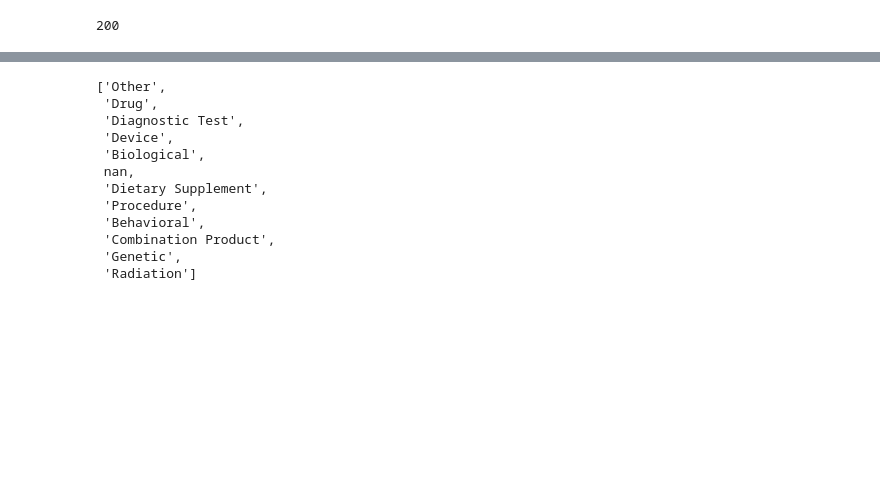
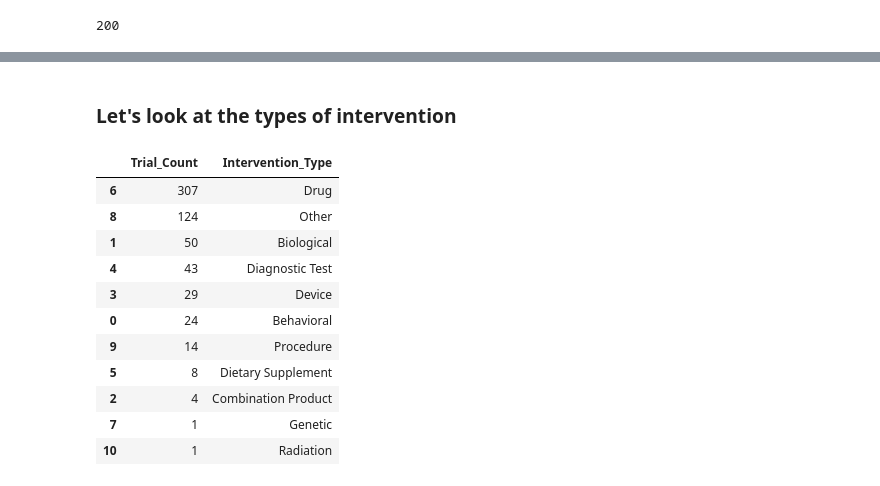
Before and after one commit to AksChougule/clinical-text, a Jupyter notebook: cov19-ct-gov-api/COVID-19-clinical-trials.ipynb, the cells around one changed output, grey strips where cells are left out. Drawn from its saved outputs; the diff is of its cells as text; code cells hidden in the pictures; blank space fills up the shorter version.

```diff
--- a/cov19-ct-gov-api/COVID-19-clinical-trials.ipynb
+++ b/cov19-ct-gov-api/COVID-19-clinical-trials.ipynb
@@ -120,15 +125,22 @@ df
-# %%
-df.InterventionType.unique().tolist()
-# %% [output]
-['Other',
- 'Drug',
- 'Diagnostic Test',
- 'Device',
- 'Biological',
- nan,
- 'Dietary Supplement',
- 'Procedure',
- 'Behavioral',
- 'Combination Product',
- 'Genetic',
- 'Radiation']
+# %% [markdown]
+### Let's look at the types of intervention
+# %%
+tt = pd.DataFrame(df.groupby("InterventionType").InterventionType.count())
+tt = tt.rename(index=str, columns={"InterventionType": "Trial_Count"})
+tt['Intervention_Type'] = tt.index
+tt = tt.reset_index(drop=True)
+tt=tt.sort_values(by=['Trial_Count'], ascending=False)
+tt
+# %% [output]
+|  | Trial_Count | Intervention_Type |
+| 6 | 307 | Drug |
+| 8 | 124 | Other |
+| 1 | 50 | Biological |
+| 4 | 43 | Diagnostic Test |
+| 3 | 29 | Device |
+| 0 | 24 | Behavioral |
+| 9 | 14 | Procedure |
+| 5 | 8 | Dietary Supplement |
+| 2 | 4 | Combination Product |
+| 7 | 1 | Genetic |
+| 10 | 1 | Radiation |
```
Also changed, not shown: parts of 13 cells of this notebook.
